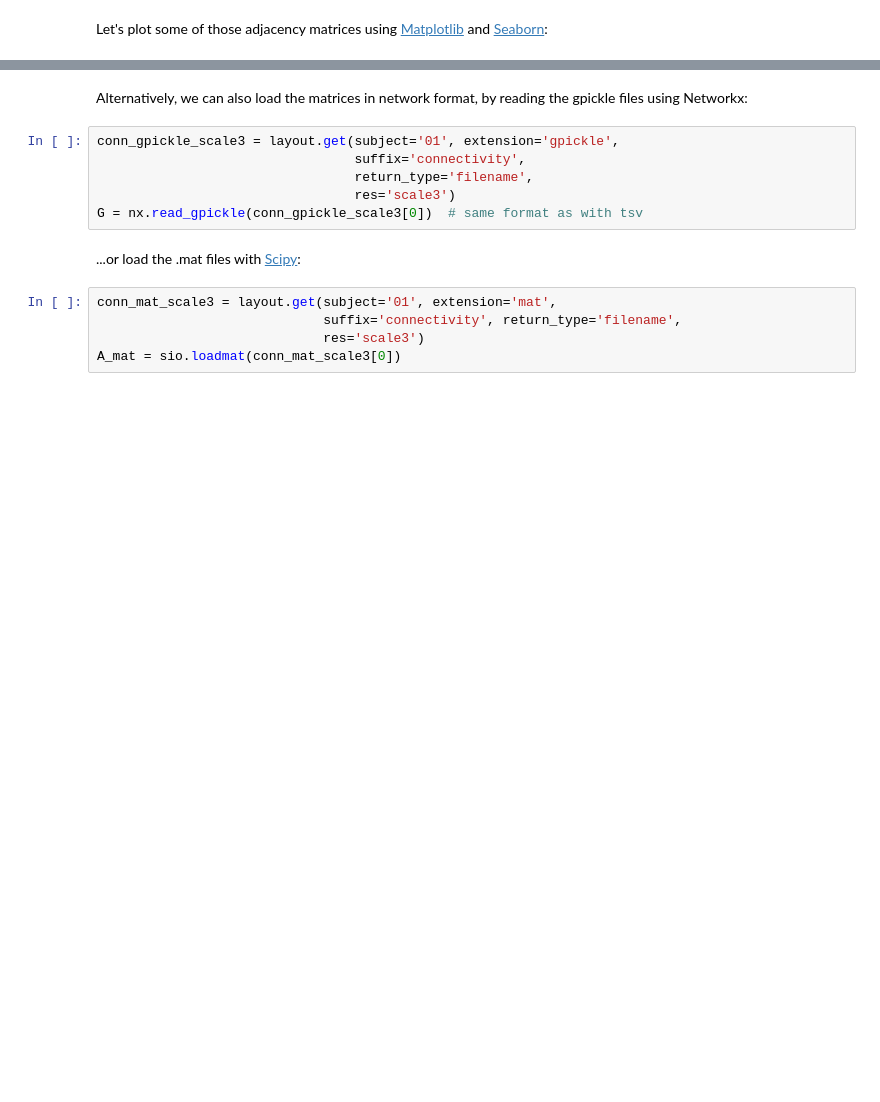
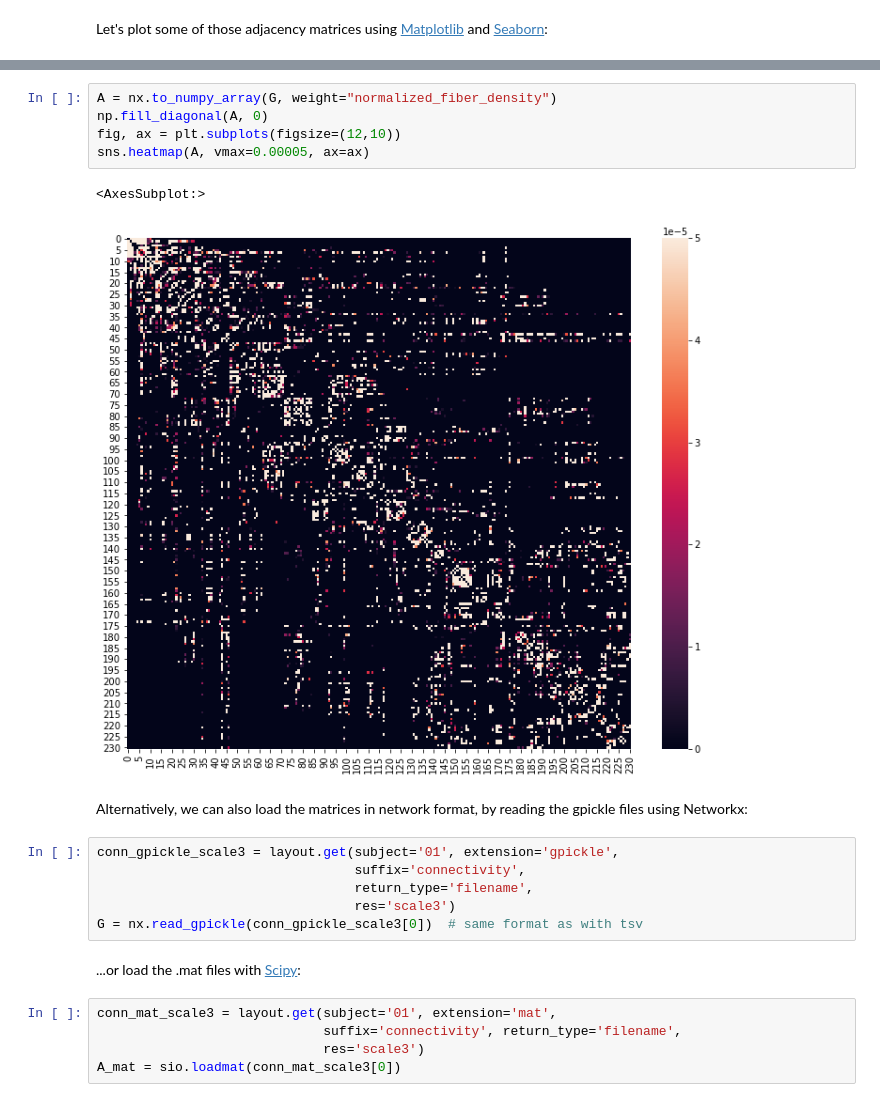
Before and after one commit to connectomicslab/connectomemapper3, a Jupyter notebook: notebooks/analysis_tutorial.ipynb, the cells around one changed output, grey strips where cells are left out. Saved outputs shown, nothing was run; the diff lists cells and outputs as text; blank space fills up the shorter version.

```diff
--- a/notebooks/analysis_tutorial.ipynb
+++ b/notebooks/analysis_tutorial.ipynb
@@ -87,3 +90,11 @@ for c, ax in zip(cols_to_plot, axs):
+# %%
+A = nx.to_numpy_array(G, weight="normalized_fiber_density")
+np.fill_diagonal(A, 0)
+fig, ax = plt.subplots(figsize=(12,10))
+sns.heatmap(A, vmax=0.00005, ax=ax)
+# %% [output]
+<AxesSubplot:>
+[figure, added]
 # %% [markdown]
 Alternatively, we can also load the matrices in network format, by reading the gpickle files using Networkx:
 # %%
```
Also changed, not shown: parts of 19 cells of this notebook.
